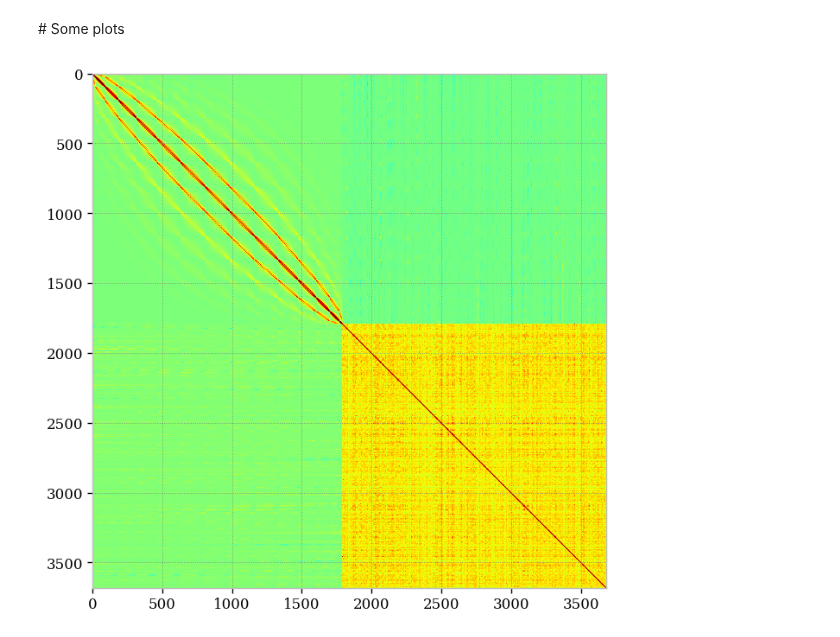
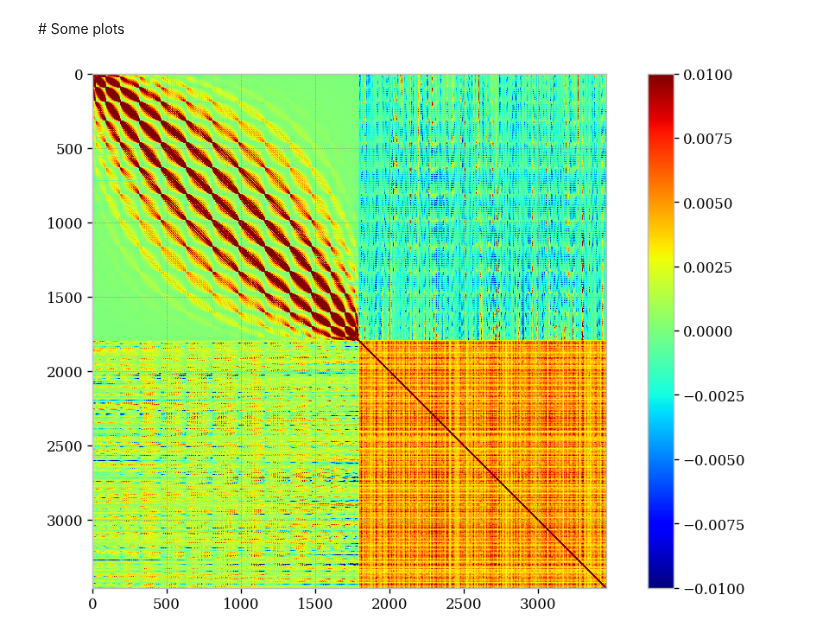
Before and after one commit to corentinravoux/flip, a Jupyter notebook: notebook/fit_joint.ipynb, the cells around one changed output. Drawn from its saved outputs; the diff is of its cells as text; code cells hidden in the pictures.

```diff
--- a/notebook/fit_joint.ipynb
+++ b/notebook/fit_joint.ipynb
@@ -172,0 +132,37 @@ minuit_fitter.run()
+# %%
+test_parameters = {"alpha":0.14,
+                   "beta": 3.1,
+                   "M_0": -19.133,
+                   "sigma_M": 0.12}
+
+velocity, velocity_error = vectors.get_velocity_from_salt_fit(
+    data_velocity,
+    test_parameters,
+    "full",
+)
+
+mask = np.abs(velocity) < 3_000
+mask &= velocity_error < 3_000
+
+coordinates_velocity_cleaned = np.transpose(np.transpose(coordinates_velocity)[mask])
+data_velocity_cleaned = {}
+for key in list(data_velocity.keys()):
+    data_velocity_cleaned[key] = data_velocity[key][mask]
+
+data_full_cleaned = {}
+data_full_cleaned.update(data_density)
+data_full_cleaned.update(data_velocity_cleaned)
+# %%
+size_batch=10_000
+number_worker=8
+
+covariance_fit = covariance.CovMatrix.init_from_flip(
+    "adamsblake20",
+    "full",
+    power_spectrum_dict,
+    coordinates_density=coordinates_density,
+    coordinates_velocity=coordinates_velocity_cleaned,
+    size_batch=size_batch,
+    number_worker=number_worker,
+    additional_parameters_values=(sigmag_fiducial,),
+)
@@ -178,8 +245,9 @@ plt.style.use(os.path.join(data_path,"style.mplstyle"))
 # %%
-plot_utils.plot_correlation_from_likelihood(minuit_fitter.likelihood,
-                                            parameter_dict)
+plot_utils.plot_correlation_from_likelihood(minuit_fitter_velest.likelihood,
+                                            parameter_dict,
+                                            vmin=-0.01,vmax=0.01)
 # %% [output]
-[figure, old version]
+[figure, new version]
 # %%
 
 r_perpendicular = np.linspace(-200,200,200)
```
Also changed, not shown: parts of 14 cells of this notebook, 2 other files.
